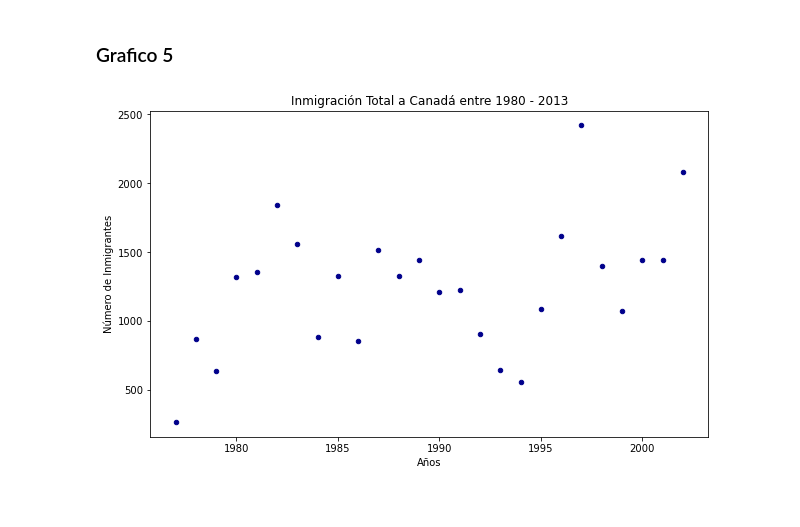
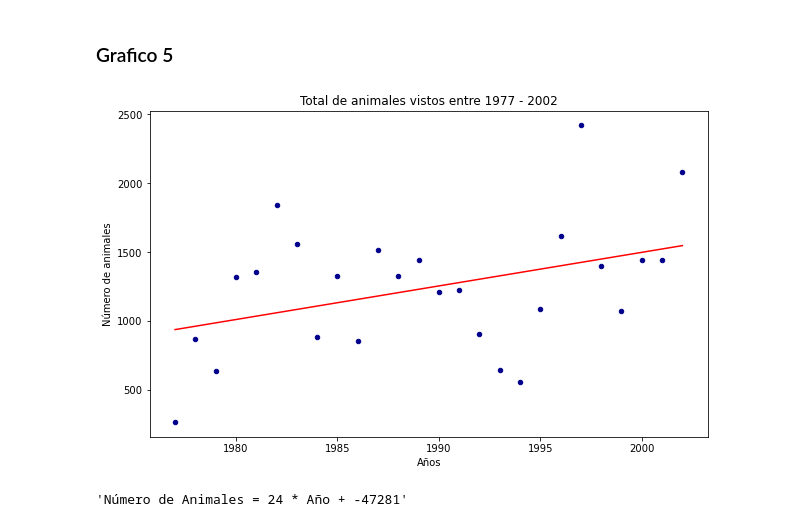
Before and after one commit to Vania-Espinoza/Tarea2-Python, a Jupyter notebook: Tarea3.ipynb, the cells around one changed output. Saved outputs shown, nothing was run; the diff lists cells and outputs as text; code cells hidden in the pictures.

Commit message:
ajuste

```diff
--- a/Tarea3.ipynb
+++ b/Tarea3.ipynb
@@ -116,18 +116,30 @@ plt.show()
 # %%
 
 #grafico de dispersion
 df_g5_di = df[['year','species_id']]
 df_g5_di = df_g5_di.value_counts().groupby('year',axis=0).sum().to_frame()
 df_g5_di.columns = ['Total']
 df_g5_di.reset_index(inplace=True)
 df_g5_di.plot(kind='scatter', x='year', y='Total', figsize=(10, 6), color='darkblue')
 
 plt.title('Total de animales vistos entre 1977 - 2002')
 plt.xlabel('Años')
 plt.ylabel('Número de animales')
 
+x = df_g5_di['year']      # año en el eje x
+y = df_g5_di['Total']     # total en el eje y
+ajuste = np.polyfit(x, y, deg=1)
+
+# trazar la línea del mejor ajuste
+plt.plot(x, ajuste[0] * x + ajuste[1], color='red') # recordar que x son los años
+plt.annotate('y={0:.0f} x + {1:.0f}'.format(ajuste[0], ajuste[1]), xy=(2000, 150000))
+
 plt.show()
 
+# imprimir la línea de mejor ajuste
+'Número de Animales = {0:.0f} * Año + {1:.0f}'.format(ajuste[0], ajuste[1])
+
 #grafico de burbujas
 # %% [output]
-[figure, old version]
+[figure, new version]
+'Número de Animales = 24 * Año + -47281'
```
